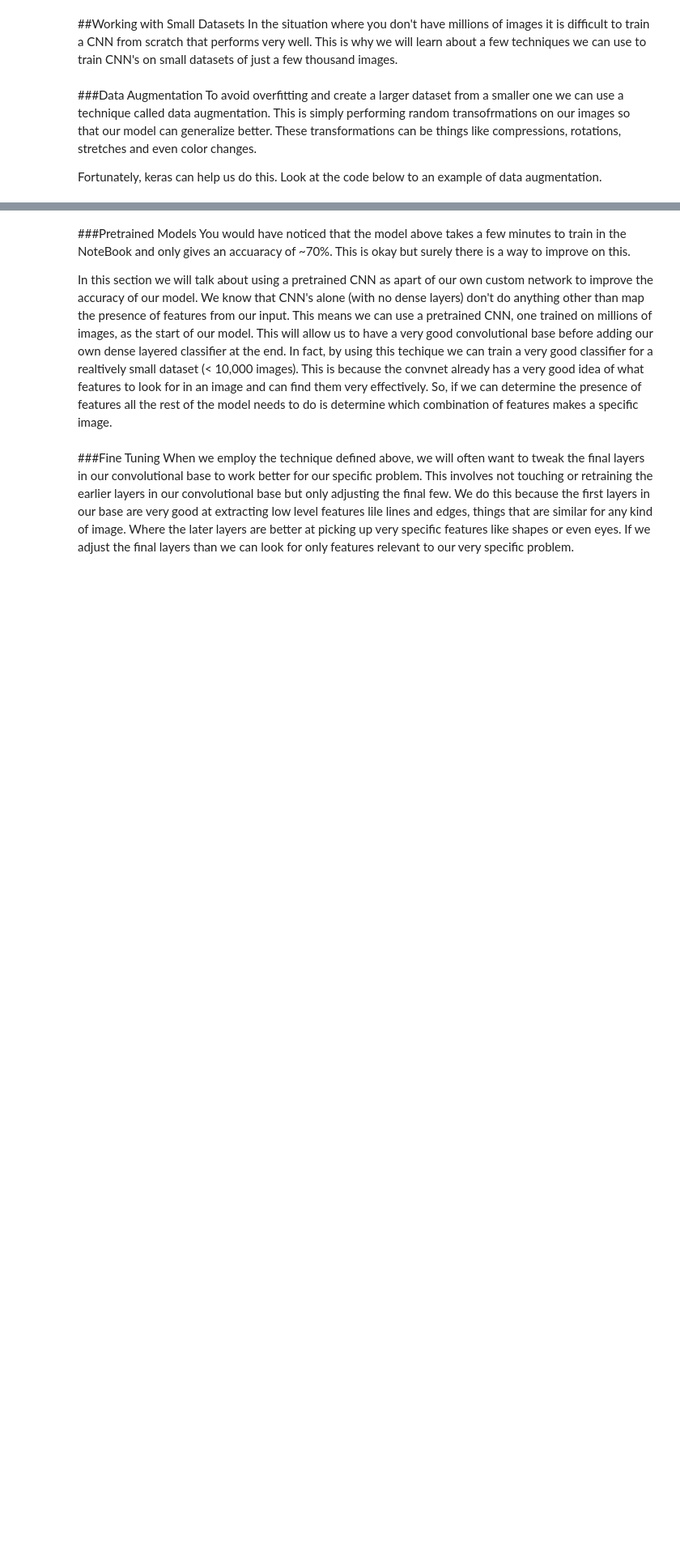
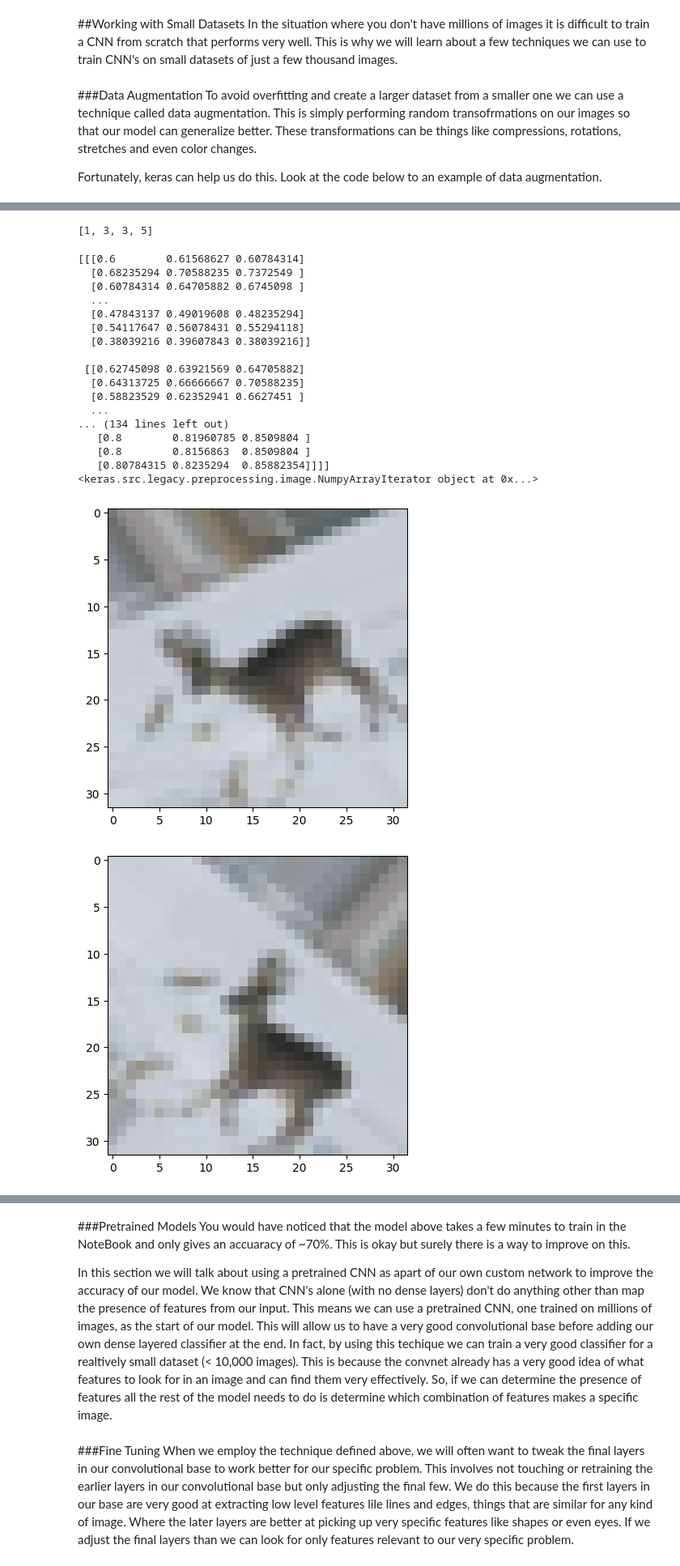
Before and after one commit to hemu2014/python-ML, a Jupyter notebook: 卷积神经网络/Computer_Vision.ipynb, the cells around one changed output, grey strips where cells are left out. Shown at 81% size. Cells and saved outputs as stored; diff of their text form; code cells hidden in the pictures; blank space fills up the shorter version.

```diff
--- a/卷积神经网络/Computer_Vision.ipynb
+++ b/卷积神经网络/Computer_Vision.ipynb
@@ -463,29 +467,76 @@ Fortunately, keras can help us do this. Look at the code below to an example of
+# %%
+[1,3] + [3,5]
+# %% [output]
+[1, 3, 3, 5]
 # %%
 from keras.preprocessing import image
-from keras.preprocessing.image import ImageDataGenerator
 
+# from keras.preprocessing.image import ImageDataGenerator 已经整合到tensorflow.keras.preprocessing.image
+from tensorflow.keras.preprocessing.image import ImageDataGenerator
+
+# ... (rest of your code) ...
+
+#创建一个数据生成器对象，该对象转换图像
 # creates a data generator object that transforms images
 datagen = ImageDataGenerator(
 rotation_range=40,
 width_shift_range=0.2,
 height_shift_range=0.2,
 shear_range=0.2,
 zoom_range=0.2,
 horizontal_flip=True,
 fill_mode='nearest')
 
 # pick an image to transform
 test_img = train_images[20]
+print(test_img)
+print(f"test_img:{test_img.shape}, {type(test_img)}")
 img = image.img_to_array(test_img)  # convert image to numpy arry
-img = img.reshape((1,) + img.shape)  # reshape image
+print(img)
+print(f"img:{img.shape}, {type(img)}")
+img = img.reshape((1,) + img.shape)  # reshape image 增加维度，将图像形状从(height, width, channels)改为(1, height, width, channels)，因为生成器期望批量的图像
+'''
+img = img[np.newaxis, ...]  # 使用np.newaxis添加新维度
+# 或
+img = np.expand_dims(img, axis=0)  # 使用expand_dims明确扩展维度
+'''
+print(img.shape, type(img), img)
 
 i = 0
+#这个循环会无限运行，直到我们中断，将带有指定前缀的图像保存到当前目录
+for batch in datagen.flow(img, save_prefix='test', save_format='jpeg'):  # this loops runs forever until we break, saving images to current directory with specified prefix
+    '''
+    print(datagen.flow(img, save_prefix='test', save_format='jpeg')[0].shape)
+    print(datagen.flow(img, save_prefix='test', save_format='jpeg')[0][0].shape)
+    # 输出：
+    (1, 32, 32, 3) --》batch
+    (32, 32, 3)--》batch[0]
+    '''
 
-for batch in datagen.flow(img, save_prefix='test', save_format='jpeg'):  # this loops runs forever until we break, saving images to current directory with specified prefix
     plt.figure(i)
-    plot = plt.imshow(image.img_to_array(batch[0]))
+    plot = plt.imshow(image.img_to_array(batch[0])) # batch[0]就是照片的数据
     i += 1
-    if i > 4:  # show 4 images
+    if i > 1:  # show 4 images
         break
 
 plt.show()
+# %% [output]
+[[[0.6        0.61568627 0.60784314]
+  [0.68235294 0.70588235 0.7372549 ]
+  [0.60784314 0.64705882 0.6745098 ]
+  ...
+  [0.47843137 0.49019608 0.48235294]
+  [0.54117647 0.56078431 0.55294118]
+  [0.38039216 0.39607843 0.38039216]]
+
+ [[0.62745098 0.63921569 0.64705882]
+  [0.64313725 0.66666667 0.70588235]
+  [0.58823529 0.62352941 0.6627451 ]
+  ...
+... (134 lines left out)
+   [0.8        0.81960785 0.8509804 ]
+   [0.8        0.8156863  0.8509804 ]
+   [0.80784315 0.8235294  0.85882354]]]]
+<keras.src.legacy.preprocessing.image.NumpyArrayIterator object at 0x...>
+[figure, added]
+[figure, added]
```
Also changed, not shown: parts of 7 cells of this notebook.
